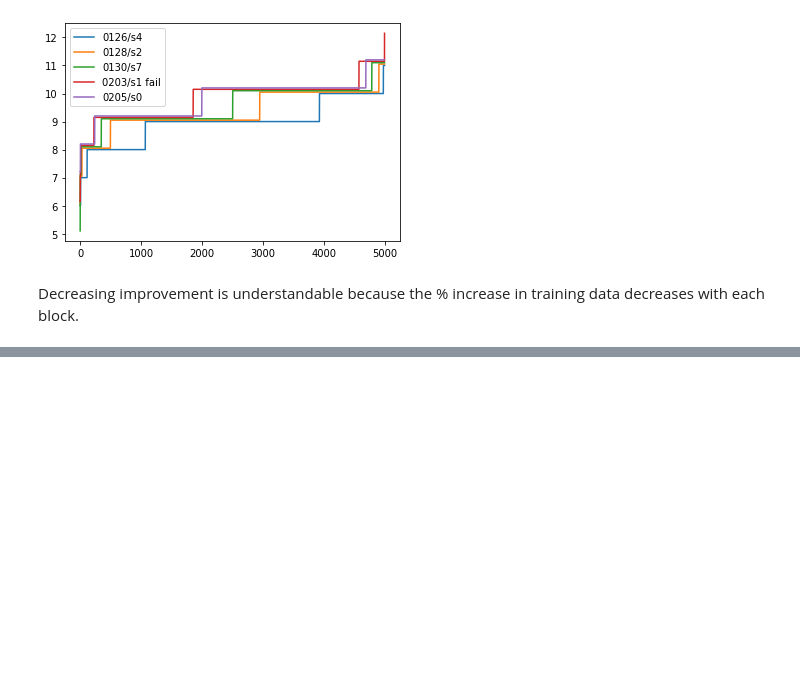
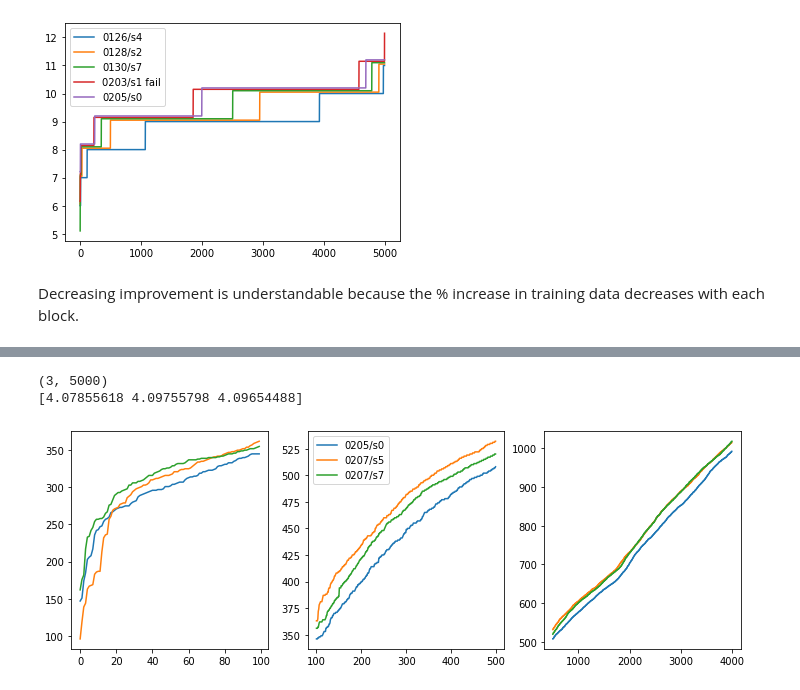
Before and after one commit to fqjin/2048NN, a Jupyter notebook: notebooks/compare_models.ipynb, the cells around one changed output, grey strips where cells are left out. Saved outputs shown, nothing was run; the diff lists cells and outputs as text; code cells hidden in the pictures; blank space fills up the shorter version.

```diff
--- a/notebooks/compare_models.ipynb
+++ b/notebooks/compare_models.ipynb
@@ -423,0 +454,23 @@ Decreasing improvement is understandable because the % increase in training data
+# %%
+names = [
+         '20200205/0_800_soft3.0c64b3_p10_bs2048lr0.1d0.0_s0_best',
+         '20200207/0_1000_soft3.0c64b3_p10_bs2048lr0.1d0.0_s5_best',
+         '20200207/0_1000_soft3.0c64b3_p10_bs2048lr0.1d0.0_s7_best',
+        ]
+
+s_list, m_list, log_scores = get_results(names)
+names1 = ['0205/s0', '0207/s5', '0207/s7']
+
+plt.figure(figsize=(12, 4))
+plt.subplot(131)
+plt.plot(np.arange(0, 100), m_list.T[0:100])
+plt.subplot(132)
+plt.plot(np.arange(100, 500), m_list.T[100:500])
+plt.legend(names1)
+plt.subplot(133)
+plt.plot(np.arange(500, 4000), m_list.T[500:4000])
+plt.show()
+# %% [output]
+(3, 5000)
+[4.07855618 4.09755798 4.09654488]
+[figure, added]
```
Also changed, not shown: parts of 11 cells of this notebook, 6 other files.
